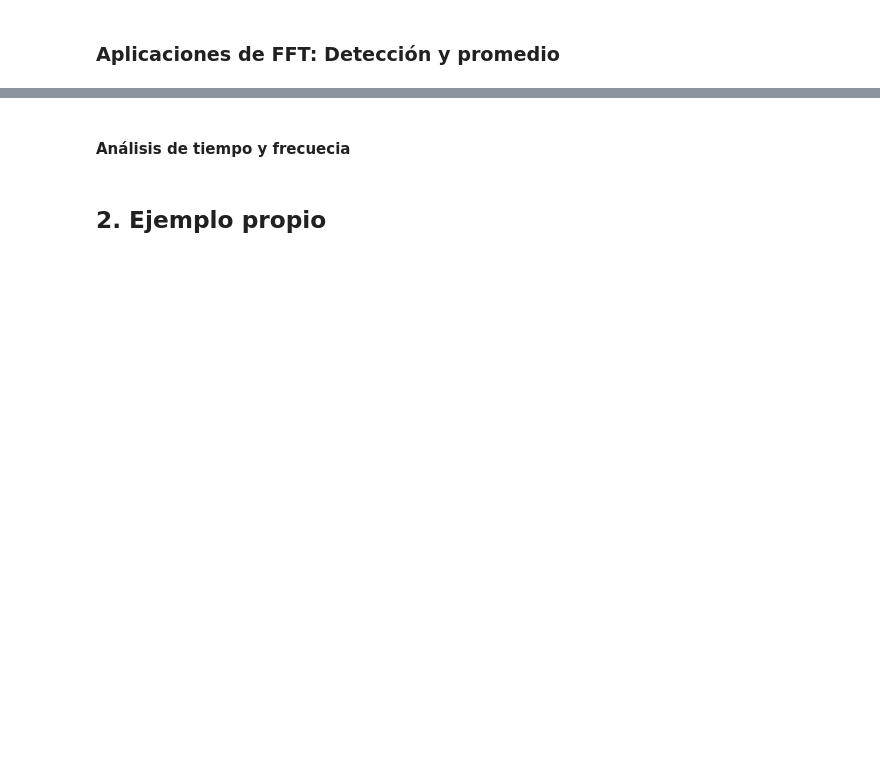
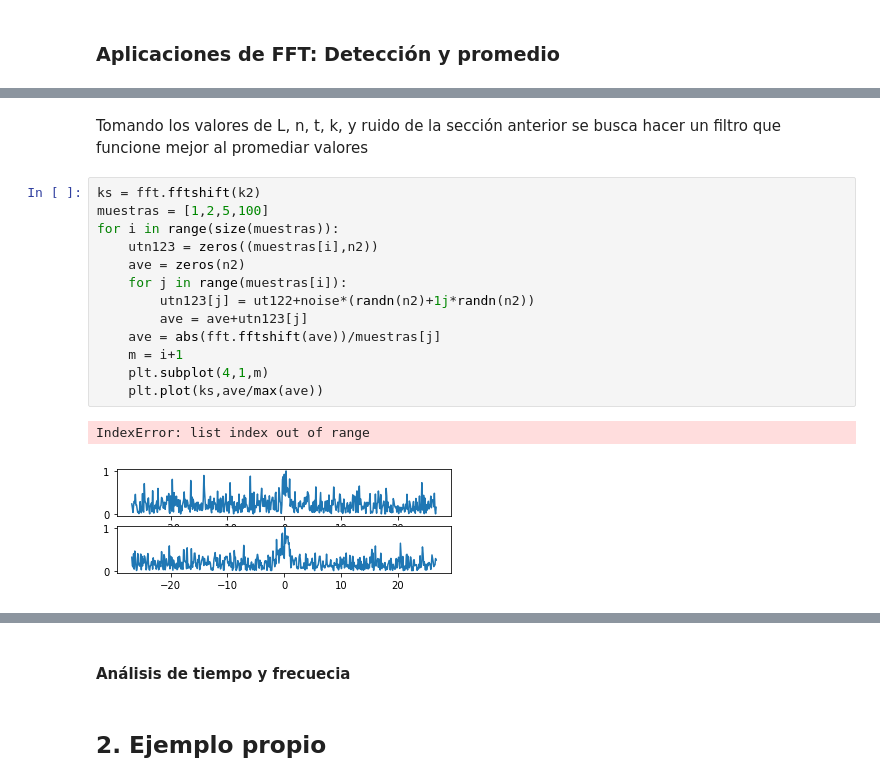
Before and after one commit to nvalencia/-Herramientas-Computacionales-IMEC3602, a Jupyter notebook: Taller_4/201425625_Taller4.ipynb, the cells around one changed output, grey strips where cells are left out. Drawn from its saved outputs; the diff is of its cells as text; blank space fills up the shorter version.

```diff
--- a/Taller_4/201425625_Taller4.ipynb
+++ b/Taller_4/201425625_Taller4.ipynb
@@ -232,0 +273,18 @@ size(k2)
+# %% [markdown]
+Tomando los valores de L, n, t, k, y ruido de la sección anterior se busca hacer un filtro que funcione mejor al promediar valores
+# %%
+ks = fft.fftshift(k2)
+muestras = [1,2,5,100]
+for i in range(size(muestras)):
+    utn123 = zeros((muestras[i],n2))
+    ave = zeros(n2)
+    for j in range(muestras[i]):
+        utn123[j] = ut122+noise*(randn(n2)+1j*randn(n2))
+        ave = ave+utn123[j]
+    ave = abs(fft.fftshift(ave))/muestras[j]
+    m = i+1
+    plt.subplot(4,1,m)
+    plt.plot(ks,ave/max(ave))
+# %% [output]
+IndexError: list index out of range
+[figure, added]
```
Also changed, not shown: parts of 12 cells of this notebook.
